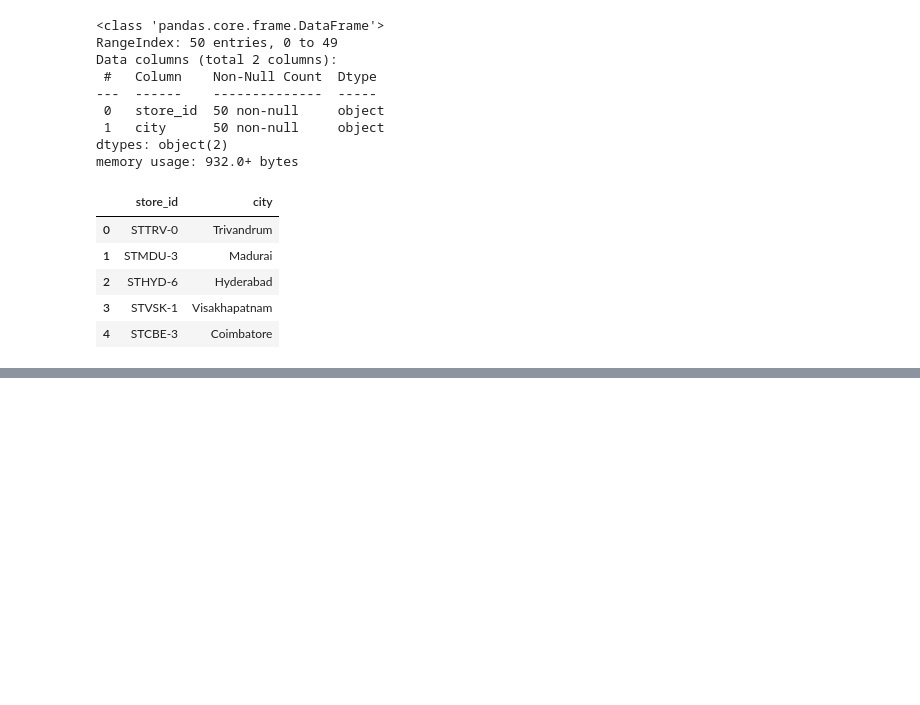
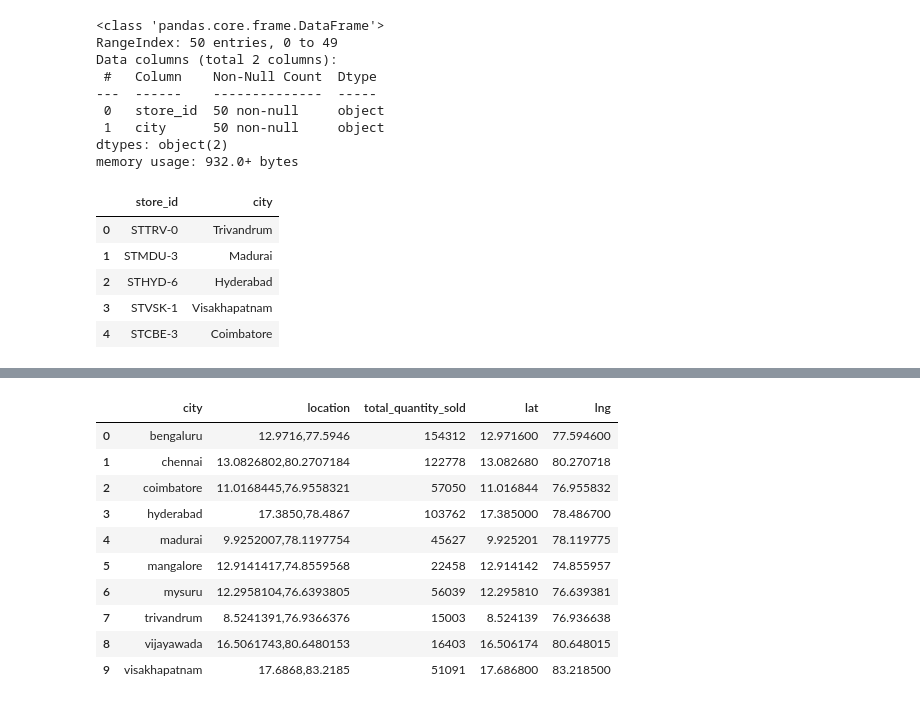
Before and after one commit to Vasista03/-Vasista--Analyse-Promotions-and-Provide-Tangible-Insights-to-Sales-Director, a Jupyter notebook: cleaning.ipynb, the cells around one changed output, grey strips where cells are left out. Saved outputs shown, nothing was run; the diff lists cells and outputs as text; code cells hidden in the pictures; blank space fills up the shorter version.

```diff
--- a/cleaning.ipynb
+++ b/cleaning.ipynb
@@ -93,0 +239,4 @@ memory usage: 93.9+ KB
+# %%
+# Load your event data and city coordinates data
+city_coords = pd.read_csv('./dataset/Indian_cities.csv')
+city_coords.head()
@@ -93,0 +251,28 @@ memory usage: 93.9+ KB
+# %%
+# --- Step 1: Fix city names in city_coords ---
+city_name_map = {
+    "mysore": "Mysuru",
+    "bangalore": "Bengaluru",
+    "bengalooru": "Bengaluru",
+    "thiruvananthapuram": "Trivandrum",
+    "trivandram": "Trivandrum",
+    "greater hyderabad": "Hyderabad",
+    "hyderabad city": "Hyderabad",
+    "madras": "Chennai",
+    "coimbatore city": "Coimbatore",
+    "vijayawada town": "Vijayawada",
+    "visakhapatnam city": "Visakhapatnam",
+    "madurai city": "Madurai",
+    "mangalore city": "Mangalore"
+}
+
+city_coords['name_of_city'] = city_coords['name_of_city'].replace(city_name_map)
+# %%
+# --- Step 2: Merge city coordinates with event data ---
+merged_data = pd.merge(
+    event_data_clean,
+    city_coords[['name_of_city', 'location']],
+    left_on='city',
+    right_on='name_of_city',
+    how='left'
+)
@@ -93,0 +307,22 @@ memory usage: 93.9+ KB
+# %%
+# --- Step 3: Aggregate total quantity sold per city ---
+city_sales = merged_data.groupby(
+    ['city', 'location'],
+    as_index=False
+)['total_quantity_sold'].sum()
+# %%
+city_sales[['lat', 'lng']] = city_sales['location'].str.split(',', expand=True).astype(float)
+city_sales
+#split the location column into lat and lng
+# %% [output]
+|  | city | location | total_quantity_sold | lat | lng |
+| 0 | bengaluru | 12.9716,77.5946 | 154312 | 12.971600 | 77.594600 |
+| 1 | chennai | 13.0826802,80.2707184 | 122778 | 13.082680 | 80.270718 |
+| 2 | coimbatore | 11.0168445,76.9558321 | 57050 | 11.016844 | 76.955832 |
+| 3 | hyderabad | 17.3850,78.4867 | 103762 | 17.385000 | 78.486700 |
+| 4 | madurai | 9.9252007,78.1197754 | 45627 | 9.925201 | 78.119775 |
+| 5 | mangalore | 12.9141417,74.8559568 | 22458 | 12.914142 | 74.855957 |
+| 6 | mysuru | 12.2958104,76.6393805 | 56039 | 12.295810 | 76.639381 |
+| 7 | trivandrum | 8.5241391,76.9366376 | 15003 | 8.524139 | 76.936638 |
+| 8 | vijayawada | 16.5061743,80.6480153 | 16403 | 16.506174 | 80.648015 |
+| 9 | visakhapatnam | 17.6868,83.2185 | 51091 | 17.686800 | 83.218500 |
```
Also changed, not shown: parts of 20 cells of this notebook, 1 other file.
